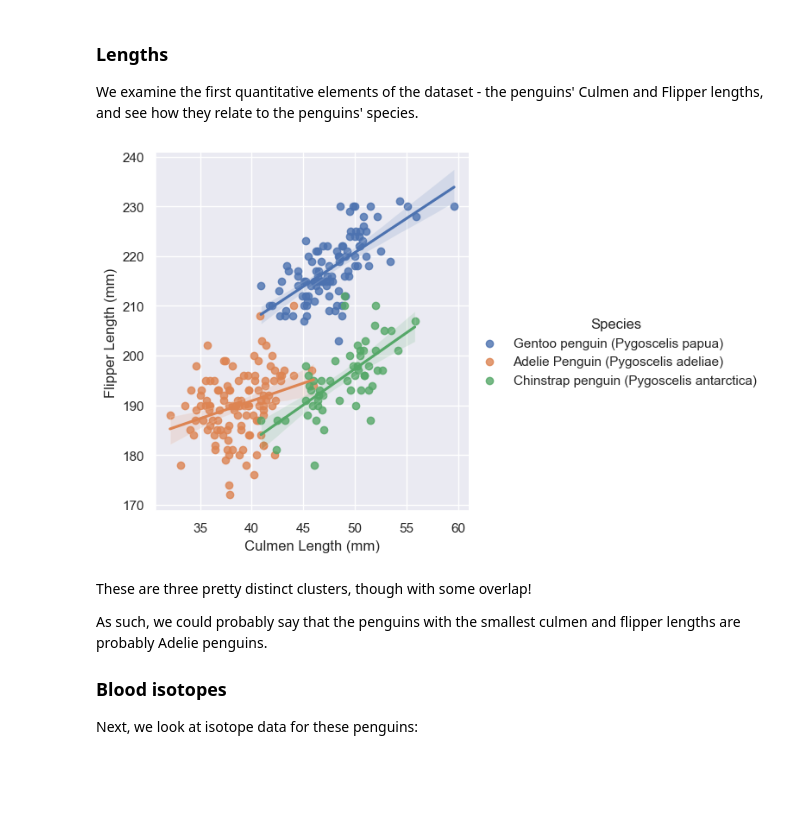
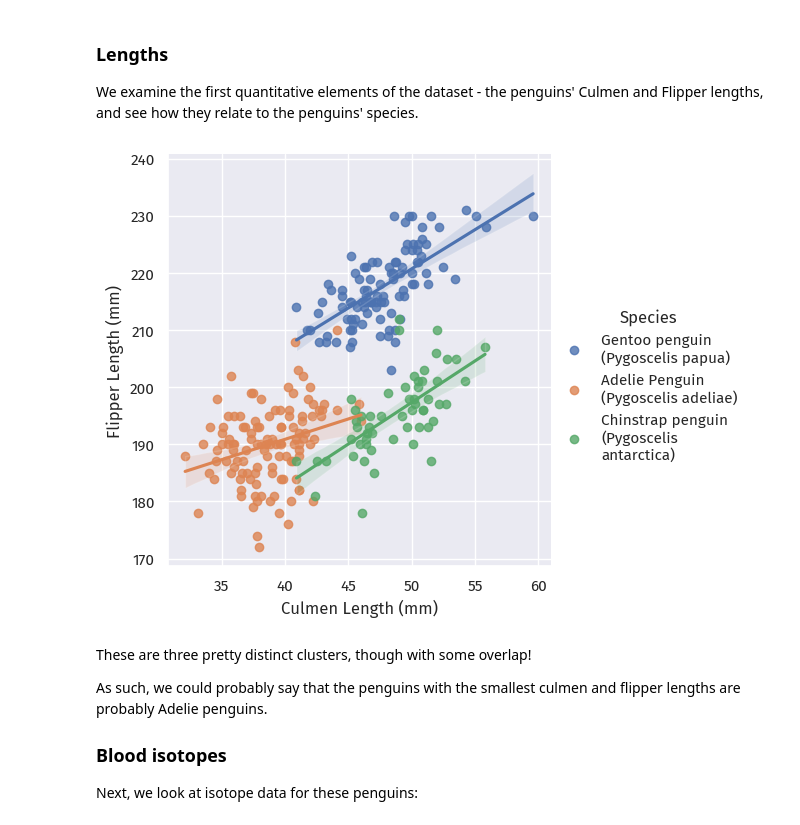
Before and after one commit to doabell/451-blog, a Jupyter notebook: posts/penguins/index.ipynb, the cells around one changed output. Drawn from its saved outputs; the diff is of its cells as text; code cells hidden in the pictures; blank space fills up the shorter version.

```diff
--- a/posts/penguins/index.ipynb
+++ b/posts/penguins/index.ipynb
@@ -10,9 +10,12 @@ description: "Determining the smallest number of measurements necessary to confi
 import seaborn as sns
 import matplotlib.pyplot as plt
 import warnings
+from matplotlib import font_manager
+font_manager.fontManager.addfont("C:\Windows\Fonts\FiraSans-Regular.ttf")
 warnings.filterwarnings('ignore')
 
 sns.set_theme()
+sns.set(font="Fira Sans")
 # %% [markdown]
 Image credits: Artwork by @allison_horst. [GitHub link](https://github.com/allisonhorst/palmerpenguins#artwork)
 
@@ -30,11 +33,20 @@ train = pd.read_csv(train_url)
 # %% [markdown]
 ### Lengths
 We examine the first quantitative elements of the dataset - the penguins' Culmen and Flipper lengths, and see how they relate to the penguins' species.
+# %%
+# wrap legend
+from textwrap import fill
+train_map = train.copy(deep=True)
+train_map["Species"] = train_map["Species"].apply(fill, width=20)
 # %%
-lengthsPlot = sns.lmplot(train, x="Culmen Length (mm)",
-                         y="Flipper Length (mm)", hue="Species")
+lengthsPlot = sns.lmplot(
+    train_map,
+    x="Culmen Length (mm)",
+    y="Flipper Length (mm)",
+    hue="Species"
+)
 # %% [output]
-[figure, old version]
+[figure, new version]
 # %% [markdown]
 These are three pretty distinct clusters, though with some overlap!
 
```
Also changed, not shown: parts of 11 cells of this notebook, 4 other files.
